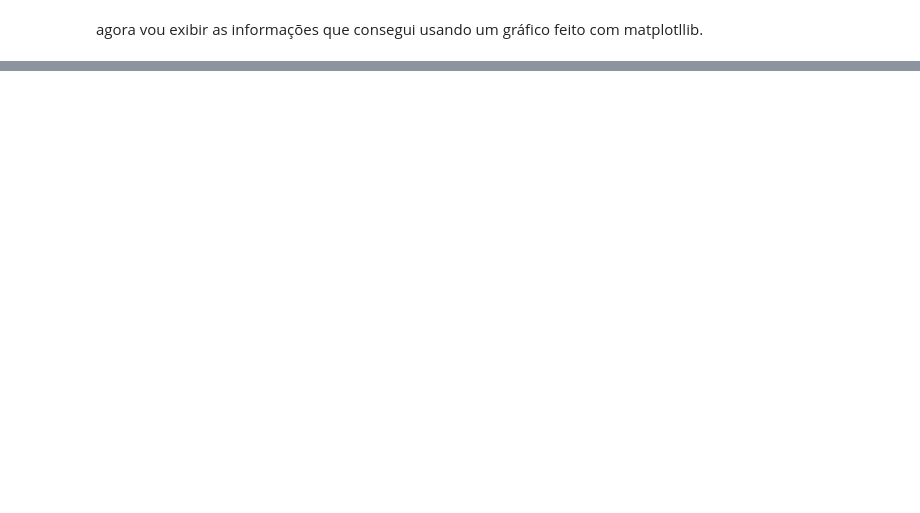
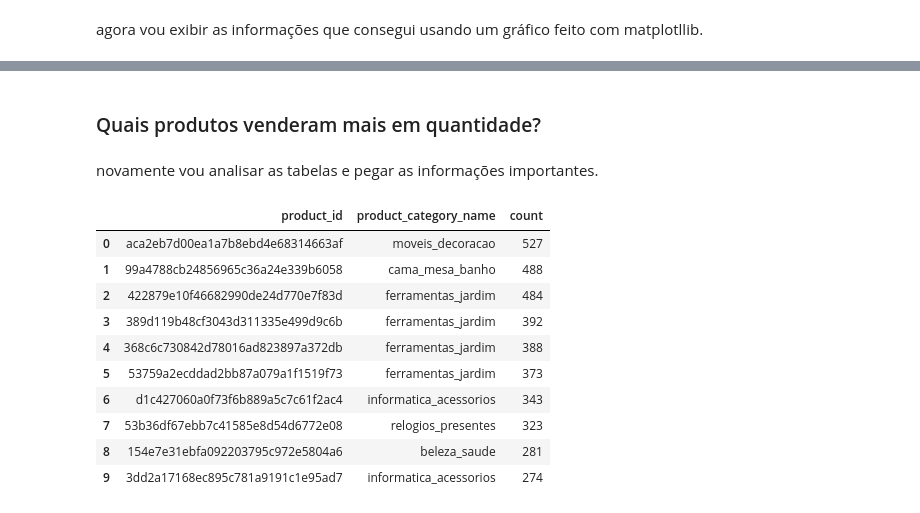
Before and after one commit to jgabryelp/projeto-analise-de-dados-ecommerce-, a Jupyter notebook: analiseseccomerce.ipynb, the cells around one changed output, grey strips where cells are left out. Drawn from its saved outputs; the diff is of its cells as text; code cells hidden in the pictures; blank space fills up the shorter version.

```diff
--- a/analiseseccomerce.ipynb
+++ b/analiseseccomerce.ipynb
@@ -80,0 +70,22 @@ plt.show() #exibindo os gráficos
+# %% [markdown]
+### Quais produtos venderam mais em quantidade?
+# %% [markdown]
+novamente vou analisar as tabelas e pegar as informações importantes.
+# %%
+produtosecategoriasdospedidos  = tabelainfopedidos[["product_id"]].merge(tabelaprodutos[["product_id", "product_category_name"]], on="product_id") #criando uma tabela com as categorias e ID's dos produtos de cada pedido
+produtosmaisvendidos = produtosecategoriasdospedidos.value_counts().reset_index() #uso o value counts pra contar quantas vezes cada produto apareceu na tabela de pedidos, isso me dá a quantidade de vendas dele
+produtosmaisvendidos = produtosmaisvendidos[:10] #escolho só os 10 produtos mais vendidos pra deixar na tabela
+
+display(produtosmaisvendidos) #resultado final
+# %% [output]
+|  | product_id | product_category_name | count |
+| 0 | aca2eb7d00ea1a7b8ebd4e68314663af | moveis_decoracao | 527 |
+| 1 | 99a4788cb24856965c36a24e339b6058 | cama_mesa_banho | 488 |
+| 2 | 422879e10f46682990de24d770e7f83d | ferramentas_jardim | 484 |
+| 3 | 389d119b48cf3043d311335e499d9c6b | ferramentas_jardim | 392 |
+| 4 | 368c6c730842d78016ad823897a372db | ferramentas_jardim | 388 |
+| 5 | 53759a2ecddad2bb87a079a1f1519f73 | ferramentas_jardim | 373 |
+| 6 | d1c427060a0f73f6b889a5c7c61f2ac4 | informatica_acessorios | 343 |
+| 7 | 53b36df67ebb7c41585e8d54d6772e08 | relogios_presentes | 323 |
+| 8 | 154e7e31ebfa092203795c972e5804a6 | beleza_saude | 281 |
+| 9 | 3dd2a17168ec895c781a9191c1e95ad7 | informatica_acessorios | 274 |
```
Also changed, not shown: parts of 6 cells of this notebook.
